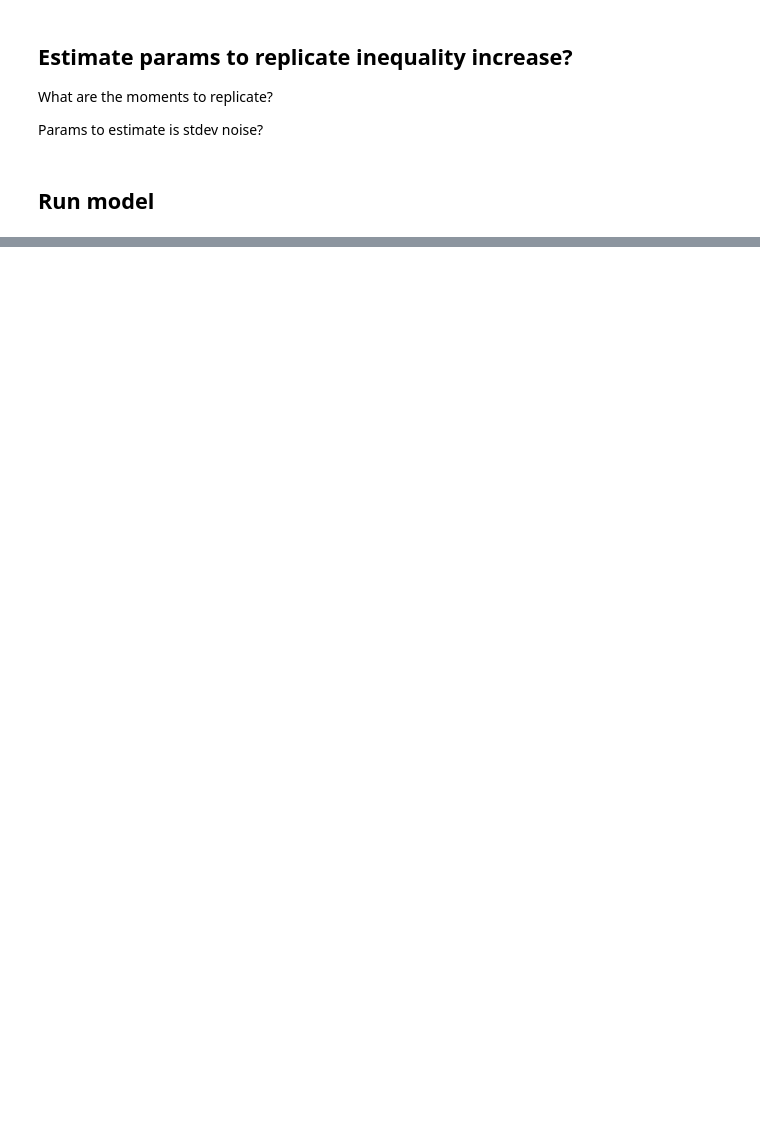
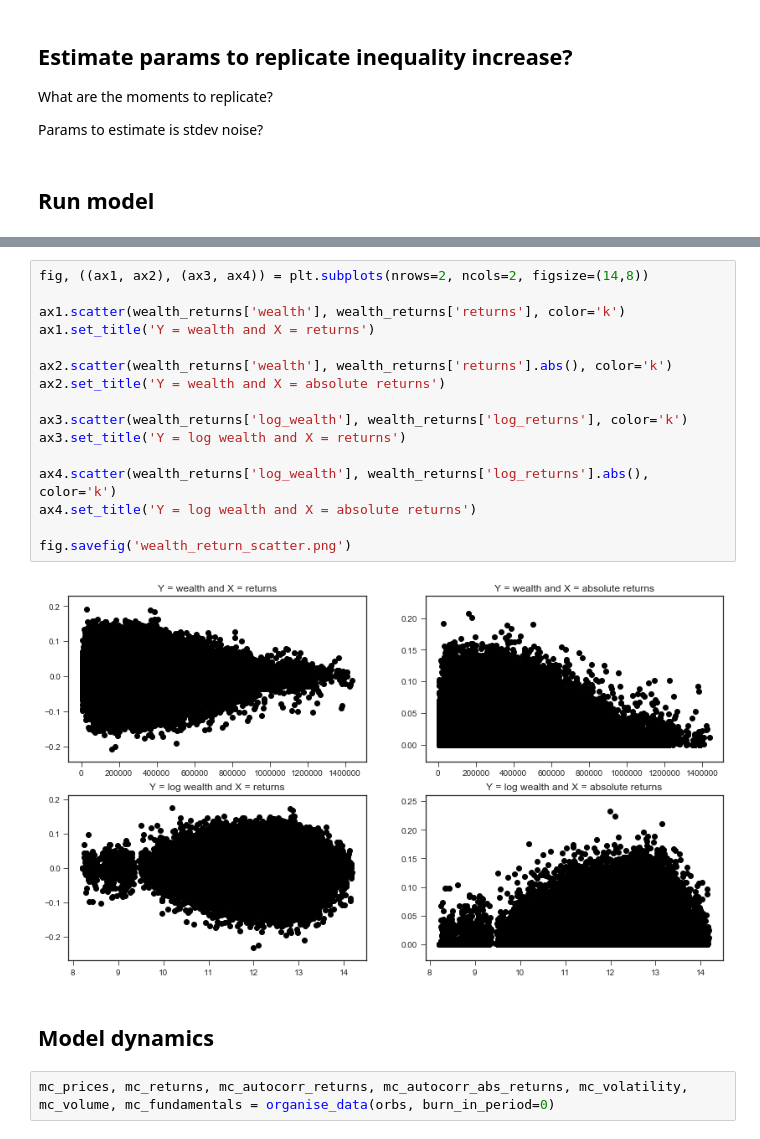
Before and after one commit to joerischasfoort/asset_volatility_wealth_inequality, a Jupyter notebook: stock-volatility-wealthy.ipynb, the cells around one changed output, grey strips where cells are left out. Drawn from its saved outputs; the diff is of its cells as text; blank space fills up the shorter version.

```diff
--- a/stock-volatility-wealthy.ipynb
+++ b/stock-volatility-wealthy.ipynb
@@ -62,0 +187,22 @@ AttributeError: 'TraderParameters' object has no attribute 'horizon'
+# %%
+fig, ((ax1, ax2), (ax3, ax4)) = plt.subplots(nrows=2, ncols=2, figsize=(14,8))
+
+ax1.scatter(wealth_returns['wealth'], wealth_returns['returns'], color='k')
+ax1.set_title('Y = wealth and X = returns')
+
+ax2.scatter(wealth_returns['wealth'], wealth_returns['returns'].abs(), color='k')
+ax2.set_title('Y = wealth and X = absolute returns')
+
+ax3.scatter(wealth_returns['log_wealth'], wealth_returns['log_returns'], color='k')
+ax3.set_title('Y = log wealth and X = returns')
+
+ax4.scatter(wealth_returns['log_wealth'], wealth_returns['log_returns'].abs(), color='k')
+ax4.set_title('Y = log wealth and X = absolute returns')
+
+fig.savefig('wealth_return_scatter.png')
+# %% [output]
+[figure, added]
+# %% [markdown]
+## Model dynamics
+# %%
+mc_prices, mc_returns, mc_autocorr_returns, mc_autocorr_abs_returns, mc_volatility, mc_volume, mc_fundamentals = organise_data(orbs, burn_in_period=0)
```
Also changed, not shown: parts of 52 cells of this notebook, 3 other files.
